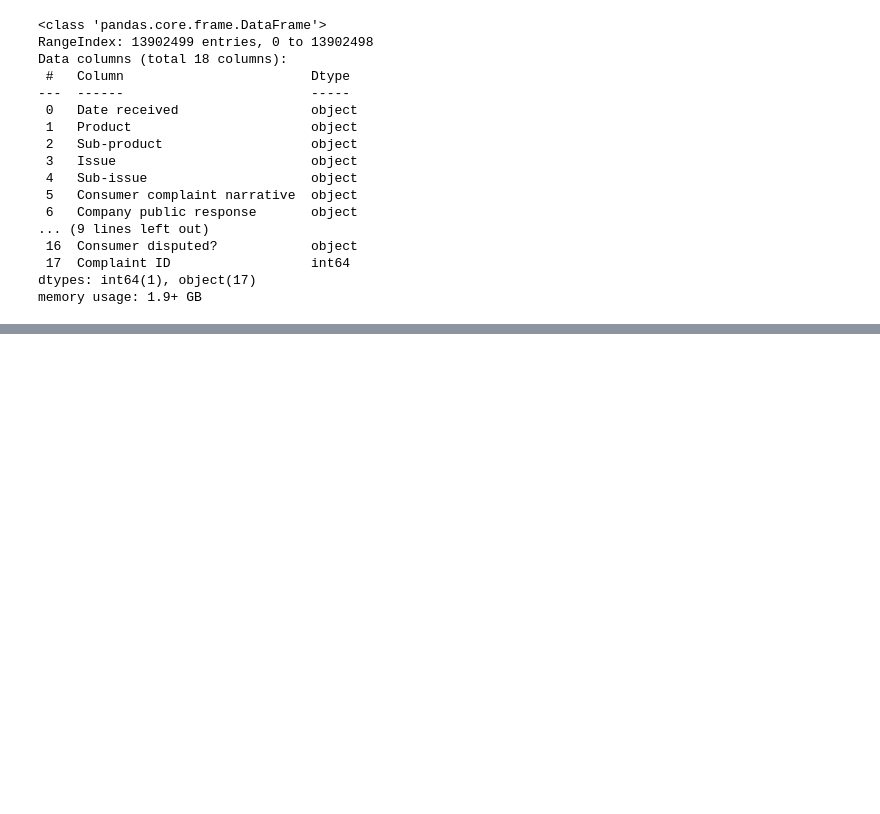
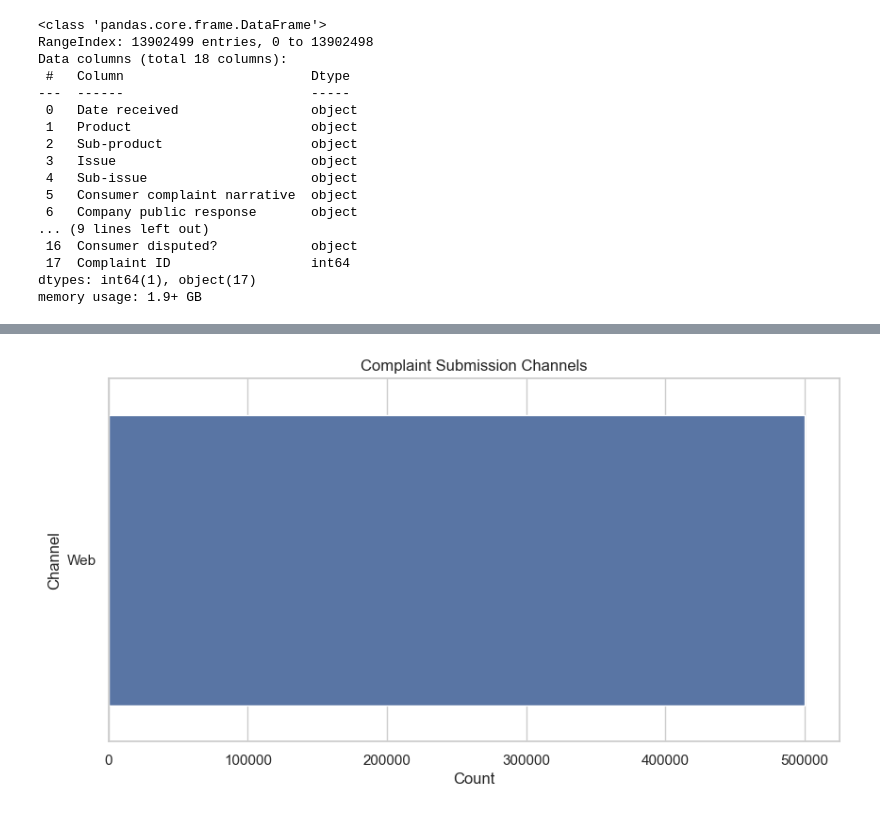
Before and after one commit to Phiziics/cfpb-complaint-intelligence, a Jupyter notebook: notebooks/01_eda.ipynb, the cells around one changed output, grey strips where cells are left out. Cells and saved outputs as stored; diff of their text form; code cells hidden in the pictures; blank space fills up the shorter version.

```diff
--- a/notebooks/01_eda.ipynb
+++ b/notebooks/01_eda.ipynb
@@ -49,0 +305,9 @@ memory usage: 1.9+ GB
+# %%
+plt.figure(figsize=(10, 5))
+sns.countplot(data=df_sample, y="submitted_via", order=df_sample["submitted_via"].value_counts().index)
+plt.title("Complaint Submission Channels")
+plt.xlabel("Count")
+plt.ylabel("Channel")
+plt.show()
+# %% [output]
+[figure, added]
```
Also changed, not shown: parts of 30 cells of this notebook.
